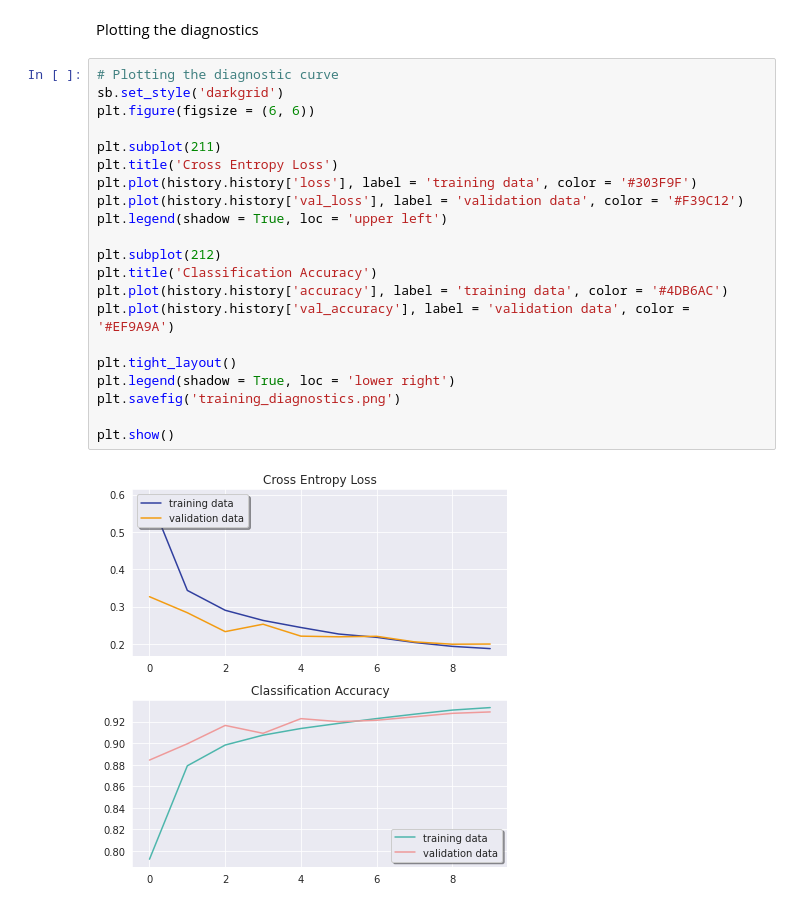
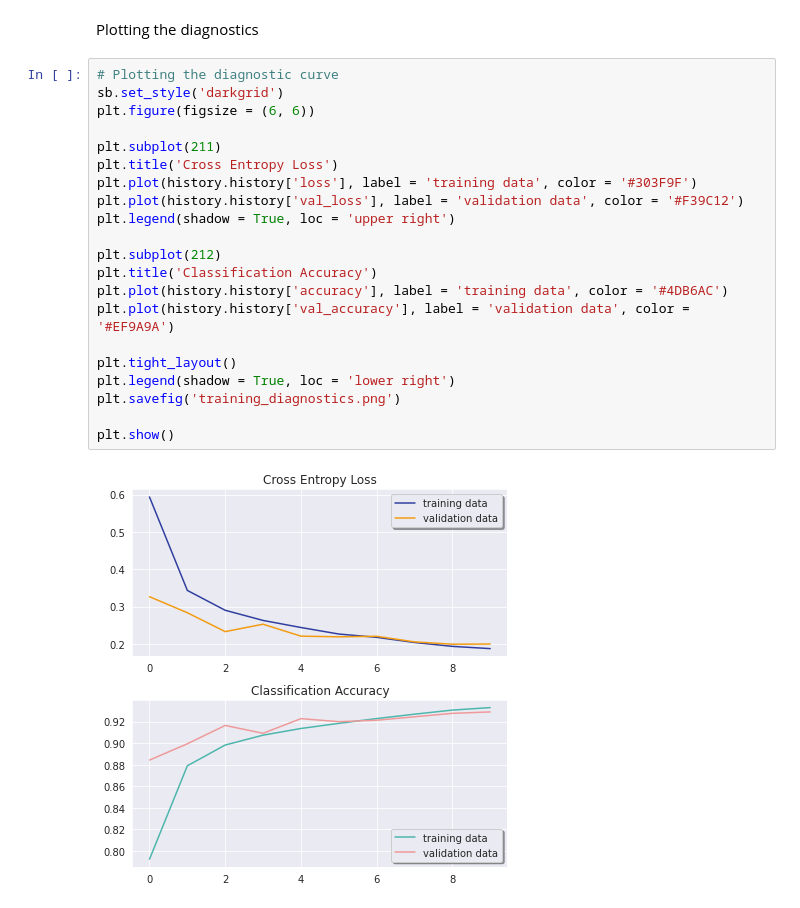
Before and after one commit to shraddha-an/cnns, a Jupyter notebook: fashion_mnist.ipynb, the cells around one changed output. Saved outputs shown, nothing was run; the diff lists cells and outputs as text.

```diff
--- a/fashion_mnist.ipynb
+++ b/fashion_mnist.ipynb
@@ -137,23 +138,23 @@ Plotting the diagnostics
 # %%
 # Plotting the diagnostic curve
 sb.set_style('darkgrid')
 plt.figure(figsize = (6, 6))
 
 plt.subplot(211)
 plt.title('Cross Entropy Loss')
 plt.plot(history.history['loss'], label = 'training data', color = '#303F9F')
 plt.plot(history.history['val_loss'], label = 'validation data', color = '#F39C12')
-plt.legend(shadow = True, loc = 'upper left')
+plt.legend(shadow = True, loc = 'upper right')
 
 plt.subplot(212)
 plt.title('Classification Accuracy')
 plt.plot(history.history['accuracy'], label = 'training data', color = '#4DB6AC')
 plt.plot(history.history['val_accuracy'], label = 'validation data', color = '#EF9A9A')
 
 plt.tight_layout()
 plt.legend(shadow = True, loc = 'lower right')
 plt.savefig('training_diagnostics.png')
 
 plt.show()
 # %% [output]
-[figure, old version]
+[figure, new version]
```
Also changed, not shown: parts of 1 cell of this notebook.
